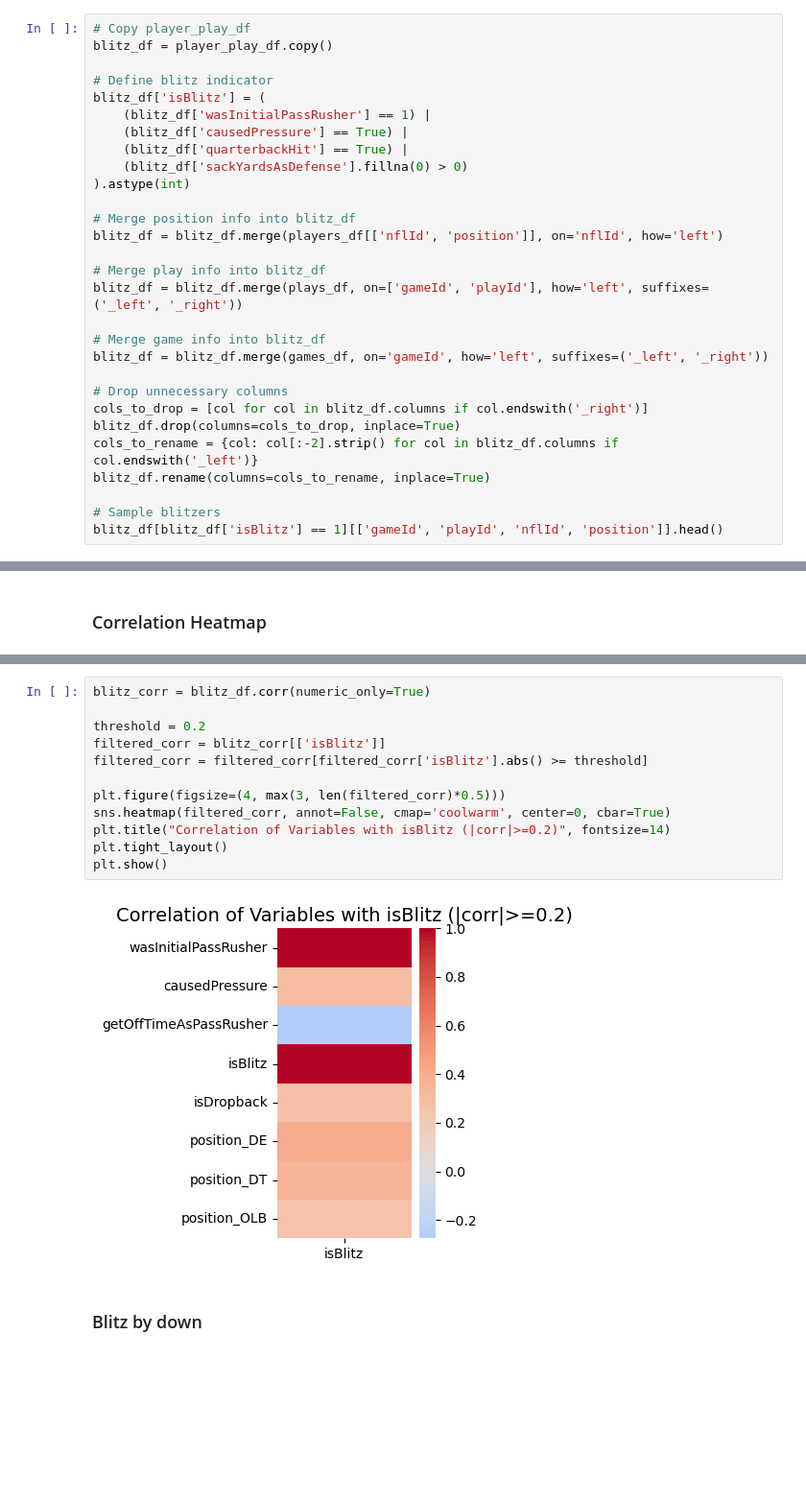
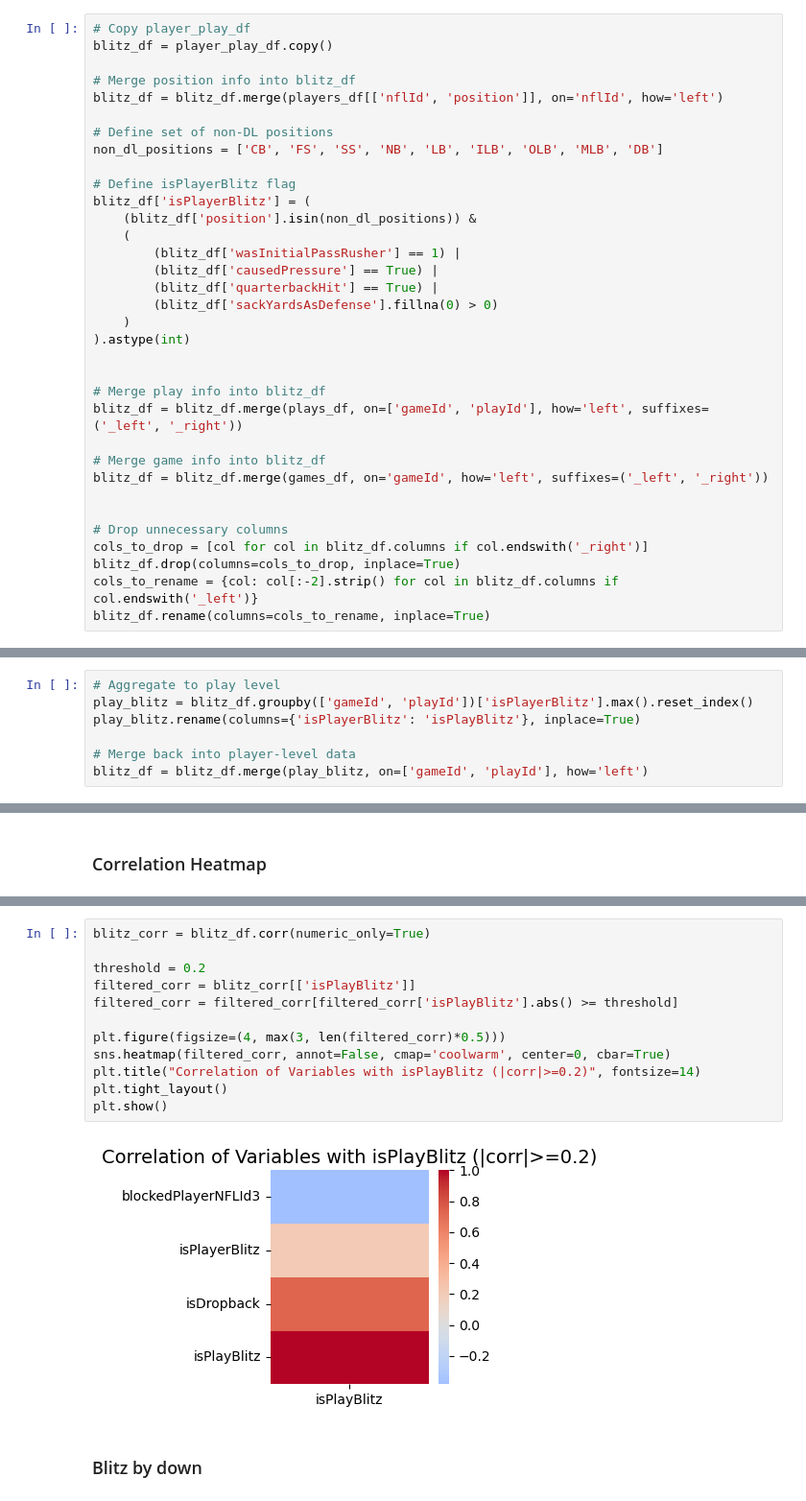
Before and after one commit to tgarity/blitzprediction, a Jupyter notebook: blitz_prediction.ipynb, the cells around one changed output, grey strips where cells are left out. Shown: that part at 96% size. Drawn from its saved outputs; the diff is of its cells as text; blank space fills up the shorter version.

Commit message:
Visualizations otw for MS3

```diff
--- a/blitz_prediction.ipynb
+++ b/blitz_prediction.ipynb
@@ -134,16 +146,23 @@ These conditions collectively approximate the presence of a blitz, particularly
 # Copy player_play_df
 blitz_df = player_play_df.copy()
 
-# Define blitz indicator
-blitz_df['isBlitz'] = (
-    (blitz_df['wasInitialPassRusher'] == 1) |
-    (blitz_df['causedPressure'] == True) |
-    (blitz_df['quarterbackHit'] == True) |
-    (blitz_df['sackYardsAsDefense'].fillna(0) > 0)
+# Merge position info into blitz_df
+blitz_df = blitz_df.merge(players_df[['nflId', 'position']], on='nflId', how='left')
+
+# Define set of non-DL positions
+non_dl_positions = ['CB', 'FS', 'SS', 'NB', 'LB', 'ILB', 'OLB', 'MLB', 'DB']
+
+# Define isPlayerBlitz flag
+blitz_df['isPlayerBlitz'] = (
+    (blitz_df['position'].isin(non_dl_positions)) &
+    (
+        (blitz_df['wasInitialPassRusher'] == 1) |
+        (blitz_df['causedPressure'] == True) |
+        (blitz_df['quarterbackHit'] == True) |
+        (blitz_df['sackYardsAsDefense'].fillna(0) > 0)
+    )
 ).astype(int)
 
-# Merge position info into blitz_df
-blitz_df = blitz_df.merge(players_df[['nflId', 'position']], on='nflId', how='left')
 
 # Merge play info into blitz_df
 blitz_df = blitz_df.merge(plays_df, on=['gameId', 'playId'], how='left', suffixes=('_left', '_right'))
@@ -151,11 +170,9 @@ blitz_df = blitz_df.merge(plays_df, on=['gameId', 'playId'], how='left', suffixe
 # Merge game info into blitz_df
 blitz_df = blitz_df.merge(games_df, on='gameId', how='left', suffixes=('_left', '_right'))
 
+
 # Drop unnecessary columns
 cols_to_drop = [col for col in blitz_df.columns if col.endswith('_right')]
 blitz_df.drop(columns=cols_to_drop, inplace=True)
 cols_to_rename = {col: col[:-2].strip() for col in blitz_df.columns if col.endswith('_left')}
 blitz_df.rename(columns=cols_to_rename, inplace=True)
-
-# Sample blitzers
-blitz_df[blitz_df['isBlitz'] == 1][['gameId', 'playId', 'nflId', 'position']].head()
@@ -168,0 +179,7 @@ blitz_df[blitz_df['isBlitz'] == 1][['gameId', 'playId', 'nflId', 'position']].he
+# %%
+# Aggregate to play level
+play_blitz = blitz_df.groupby(['gameId', 'playId'])['isPlayerBlitz'].max().reset_index()
+play_blitz.rename(columns={'isPlayerBlitz': 'isPlayBlitz'}, inplace=True)
+
+# Merge back into player-level data
+blitz_df = blitz_df.merge(play_blitz, on=['gameId', 'playId'], how='left')
@@ -359,17 +409,17 @@ Because isBlitz is an imputed variable, this may not be as indicative of possibl
 # %%
 blitz_corr = blitz_df.corr(numeric_only=True)
 
 threshold = 0.2
-filtered_corr = blitz_corr[['isBlitz']]
-filtered_corr = filtered_corr[filtered_corr['isBlitz'].abs() >= threshold]
+filtered_corr = blitz_corr[['isPlayBlitz']]
+filtered_corr = filtered_corr[filtered_corr['isPlayBlitz'].abs() >= threshold]
 
 plt.figure(figsize=(4, max(3, len(filtered_corr)*0.5)))
 sns.heatmap(filtered_corr, annot=False, cmap='coolwarm', center=0, cbar=True)
-plt.title("Correlation of Variables with isBlitz (|corr|>=0.2)", fontsize=14)
+plt.title("Correlation of Variables with isPlayBlitz (|corr|>=0.2)", fontsize=14)
 plt.tight_layout()
 plt.show()
 # %% [output]
-[figure, old version]
+[figure, new version]
 # %% [markdown]
 ### Blitz by down
 # %% [markdown]
```
Also changed, not shown: parts of 24 cells of this notebook, 1 other file.
